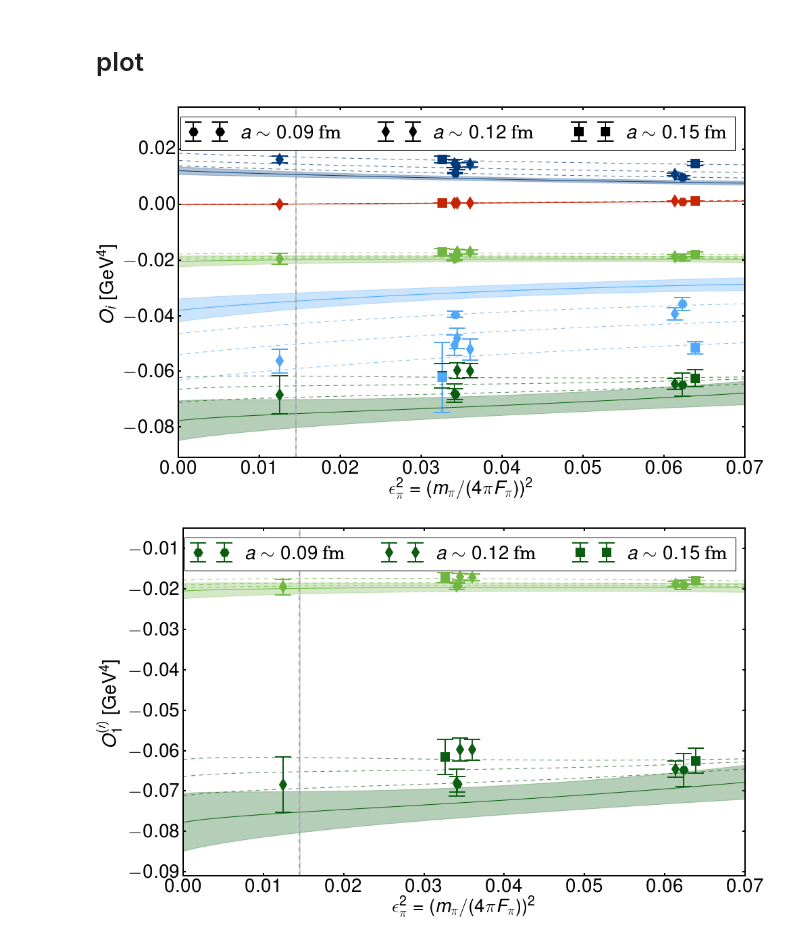
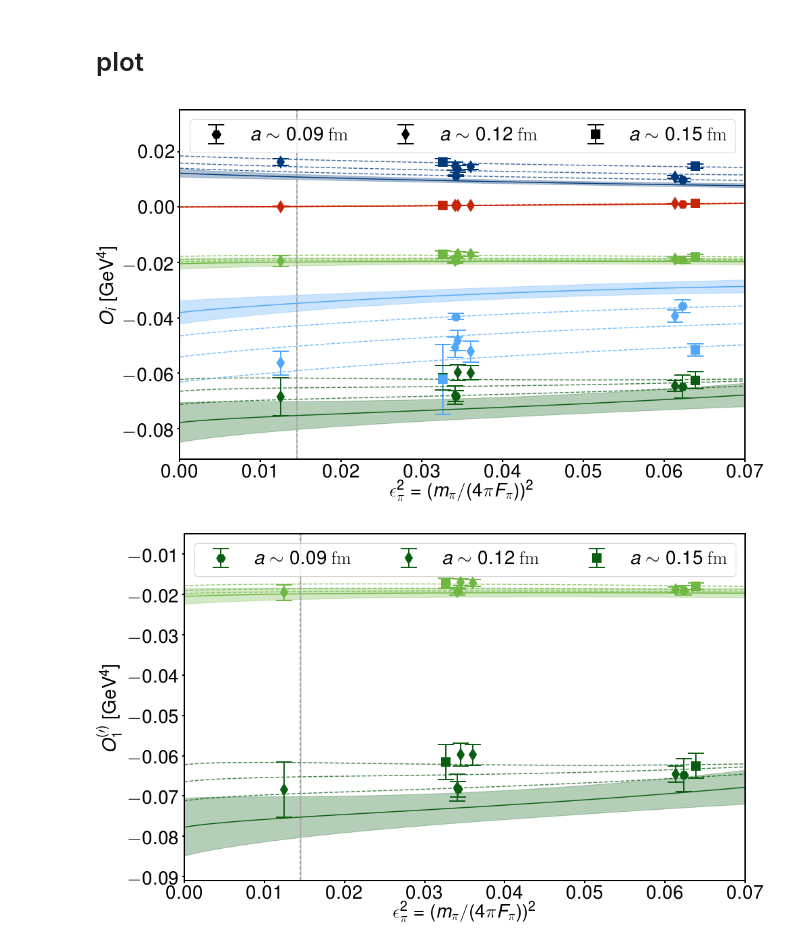
Before and after one commit to callat-qcd/project_0vbb, a Jupyter notebook: 0vbb_workbook.ipynb, the cells around one changed output. Drawn from its saved outputs; the diff is of its cells as text; code cells hidden in the pictures.

Commit message:
Single marker in legend; Bpi y_lim

```diff
--- a/0vbb_workbook.ipynb
+++ b/0vbb_workbook.ipynb
@@ -49,7 +49,7 @@ params['operators'] = ['LR','LR_colormix','S','S_colormix','V']
 params['ansatz'] = 'chipt'
 params['order'] = 2
 params['fv_flag'] = True
-params['ma_flag'] = True
+params['ma_flag'] = False
 params['alphas_flag'] = False
 # priors
 priors = dict()
@@ -139,7 +139,7 @@ plot_params['y_lim'] = {
     'LR.pdf' :[-0.091,-0.005],
     'S.pdf'  :[-0.080,0.035],
     'V.pdf'  :[-1e-4,1.61e-3],
-    'Bpi.pdf':[0.36,0.77]}
+    'Bpi.pdf':[0.30,0.77]}
 plt.rc('text', usetex=True)
 plt.rc('font', size=plot_params['fs_xy']) # for sci notation
 # %% [markdown]
@@ -694,42 +694,42 @@ def plot_result(epi_data,data_fvcorrected,x_continuum,y_continuum,x_finitelattic
         ax.set_xlabel('$\epsilon_\pi=m_\pi/(4\pi F_\pi)$', fontsize=plot_params['fs_xy'])
     ax.axvspan(x_phys.mean-x_phys.sdev, x_phys.mean+x_phys.sdev, alpha=0.4, color='#a6aaa9')
     ax.axvline(x_phys.mean,ls='--',color='#a6aaa9',lw=plot_params['lw'])
     yi,yf = plot_params['y_lim'][fig_name]
     ax.set_ylim([yi,yf])
     #print(ax.get_ylim())
     if fig_name in ['LR.pdf','S.pdf']:
         opnum = {'LR':1,'S':2}
         ax.set_ylabel('$O^{(\prime)}_%s$ [GeV${}^4$]' %opnum[fig_name.split('.')[0]], fontsize=plot_params['fs_xy'])
     elif fig_name in ['V.pdf']:
         ax.set_ylabel('$O_3$ [GeV${}^4$]', fontsize=plot_params['fs_xy'])
     elif fig_name == 'Bpi.pdf':
         ax.set_ylabel('$B_\pi$', fontsize=plot_params['fs_xy'])
     else:
         ax.set_ylabel('$O_i$ [GeV${}^4$]', fontsize=plot_params['fs_xy'])
     if oplist == ['V'] and fig_name in ['V.pdf']:
         ax.ticklabel_format(style='sci', axis='y', scilimits=(0,0))
     ax.xaxis.set_tick_params(labelsize=plot_params['ts'],width=plot_params['lw'])
     ax.yaxis.set_tick_params(labelsize=plot_params['ts'],width=plot_params['lw'])
     [ax.spines[i].set_linewidth(plot_params['lw']) for i in ax.spines]
     handles, labels = ax.get_legend_handles_labels()
-    ax.legend(handles[::-1], labels[::-1],loc=1,ncol=3,fontsize=plot_params['fs_xy'])
+    ax.legend(handles[::-1], labels[::-1],loc=1,ncol=3,fontsize=plot_params['fs_xy'],numpoints=1)
     plt.draw()
     if params['save_fig']:
         plt.savefig('./plots/%s' %fig_name,transparent=True)
 # plot all operators
 if not params['ma_flag']:
     plot_result(epi_data,data_fvcorrected,x_continuum,y_continuum,x_finitelattice,y_finitelattice,params['operators'],'O_i.pdf')
 else:
     print("Mixed action fit, skipping plot routines")
 # %% [output]
-[figure, old version]
+[figure, new version]
 # %%
 if not params['ma_flag']:
     plot_result(epi_data,data_fvcorrected,x_continuum,y_continuum,x_finitelattice,y_finitelattice,['LR','LR_colormix'],'LR.pdf')
 else:
     print("Mixed action fit, skipping plot routines")
 # %% [output]
-[figure, old version]
+[figure, new version]
 # %%
 if not params['ma_flag']:
     plot_result(epi_data,data_fvcorrected,x_continuum,y_continuum,x_finitelattice,y_finitelattice,['S','S_colormix'],'S.pdf')
```
Also changed, not shown: parts of 7 cells of this notebook, 5 other files.
